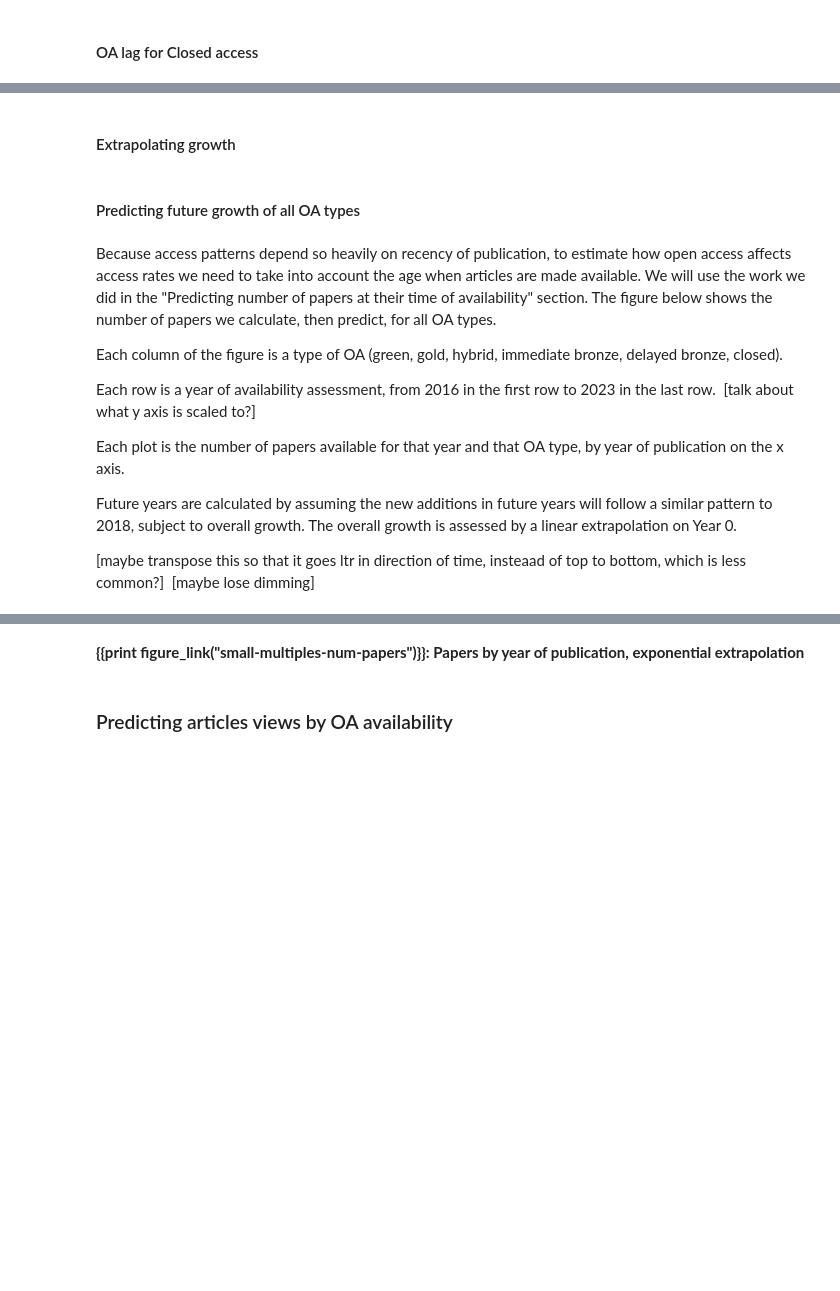
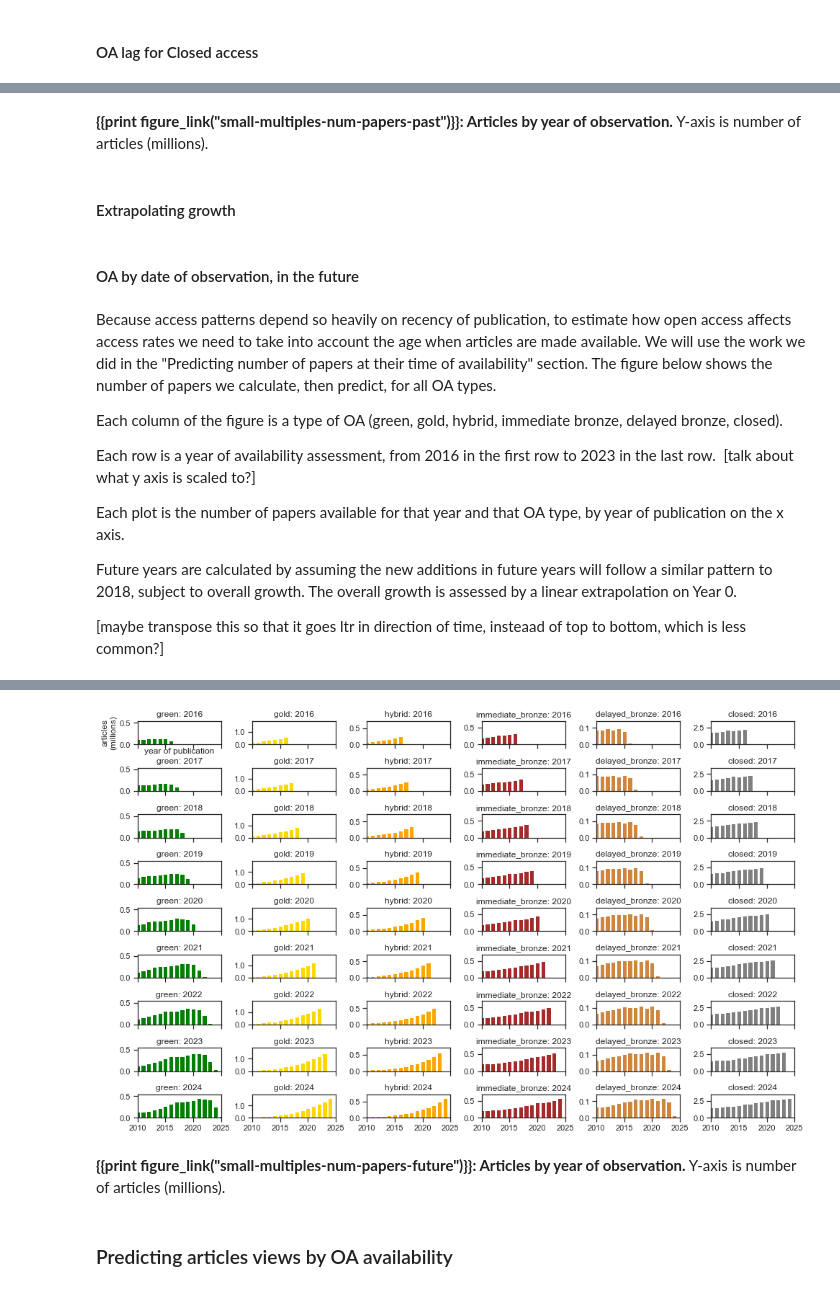
Before and after one commit to ourresearch/future-oa, a Jupyter notebook: manuscript.ipynb, the cells around one changed output, grey strips where cells are left out. Drawn from its saved outputs; the diff is of its cells as text; code cells hidden in the pictures; blank space fills up the shorter version.

```diff
--- a/manuscript.ipynb
+++ b/manuscript.ipynb
@@ -1385,7 +1438,9 @@ make_zoom_in_plot("delayed_bronze")
+# %% [markdown]
+**{{print figure_link("small-multiples-num-papers-past")}}: Articles by year of observation.**  Y-axis is number of articles (millions).
 # %% [markdown]
 #### Extrapolating growth
-# %% [markdown]
-#### Predicting future growth of all OA types
+# %% [markdown]
+#### OA by date of observation, in the future
 # %% [markdown]
 
 Because access patterns depend so heavily on recency of publication, to estimate how open access affects access rates we need to take into account the age when articles are made available. We will use the work we did in the "Predicting number of papers at their time of availability" section. The figure below shows the number of papers we calculate, then predict, for all OA types.
@@ -1398,5 +1453,5 @@ Each plot is the number of papers available for that year and that OA type, by y
 
 Future years are calculated by assuming the new additions in future years will follow a similar pattern to 2018, subject to overall growth. The overall growth is assessed by a linear extrapolation on Year 0.
 
-[maybe transpose this so that it goes ltr in direction of time, insteaad of top to bottom, which is less common?]  [maybe lose dimming]
+[maybe transpose this so that it goes ltr in direction of time, insteaad of top to bottom, which is less common?]
 # %%
@@ -1404,26 +1459,30 @@ register_new_figure('small-multiples-num-papers');
 # %% [output]
 [interactive output not drawn]
 # %%
-#who needs this?
+my_range = range(2016, 2024+1)
 
-# fig, axes = plt.subplots(len(my_range), len(graph_type_order), figsize=(13, 10), sharex=True, sharey=False)
-# axes_flatten = axes.flatten()
-# plt.tight_layout(pad=0, w_pad=2, h_pad=1)
-# plt.subplots_adjust(hspace=1)
+fig, axes = plt.subplots(len(my_range), len(graph_type_order), figsize=(13, 8), sharex=True, sharey=False)
+axes_flatten = axes.flatten()
+plt.tight_layout(pad=0, w_pad=2, h_pad=1)
+plt.subplots_adjust(hspace=1)
 
-# i = 0
-# for observation_year in my_range:
-#     for graph_type in graph_type_order:
-#         y_max = all_predicted_papers.loc[all_predicted_papers.graph_type == graph_type]["num_articles"].max()
-#         this_data = all_predicted_papers.copy()
-#         this_data = this_data.loc[this_data.graph_type == graph_type]
-#         this_data = this_data.loc[this_data.prediction_year == observation_year]
-#         this_data["publication_date"] = [int(observation_year - a) for a in this_data.article_years_from_availability]
-#         new_data = graph_available_papers_in_observation_year_by_pubdate(graph_type, this_data, observation_year, ax=axes_flatten[i])
-#         axes_flatten[i].set_ylim(0, 1.2*y_max)
-#         i += 1
+i = 0
+for observation_year in my_range:
+    for graph_type in graph_type_order:
+        y_max = all_predicted_papers.loc[all_predicted_papers.graph_type == graph_type]["num_articles"].max()
+        this_data = all_predicted_papers.copy()
+        this_data = this_data.loc[this_data.graph_type == graph_type]
+        this_data = this_data.loc[this_data.prediction_year == observation_year]
+        this_data["publication_date"] = [int(observation_year - a) for a in this_data.article_years_from_availability]
+        new_data = graph_available_papers_in_observation_year_by_pubdate(graph_type, this_data, observation_year, ax=axes_flatten[i])
+        axes_flatten[i].set_ylim(0, 1.2*y_max)
+        i += 1
+axes_flatten[0].set_ylabel("articles\n(millions)");
+axes_flatten[0].set_xlabel("year of publication");
+# %% [output]
+[figure, added]
 # %% [markdown]
-**{{print figure_link("small-multiples-num-papers")}}: Papers by year of publication, exponential extrapolation**
+**{{print figure_link("small-multiples-num-papers-future")}}: Articles by year of observation.**  Y-axis is number of articles (millions).
 # %% [markdown]
 ### Predicting articles views by OA availability
 # %% [markdown]
```
Also changed, not shown: parts of 65 cells of this notebook, 25 other files.
